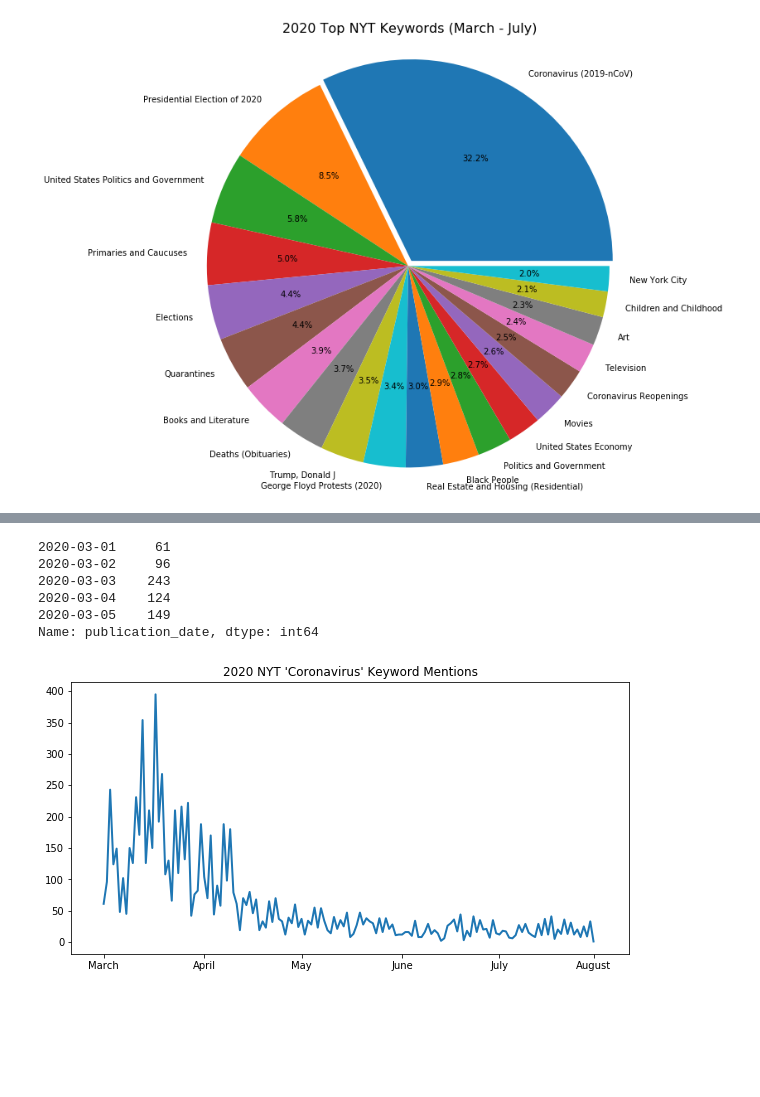
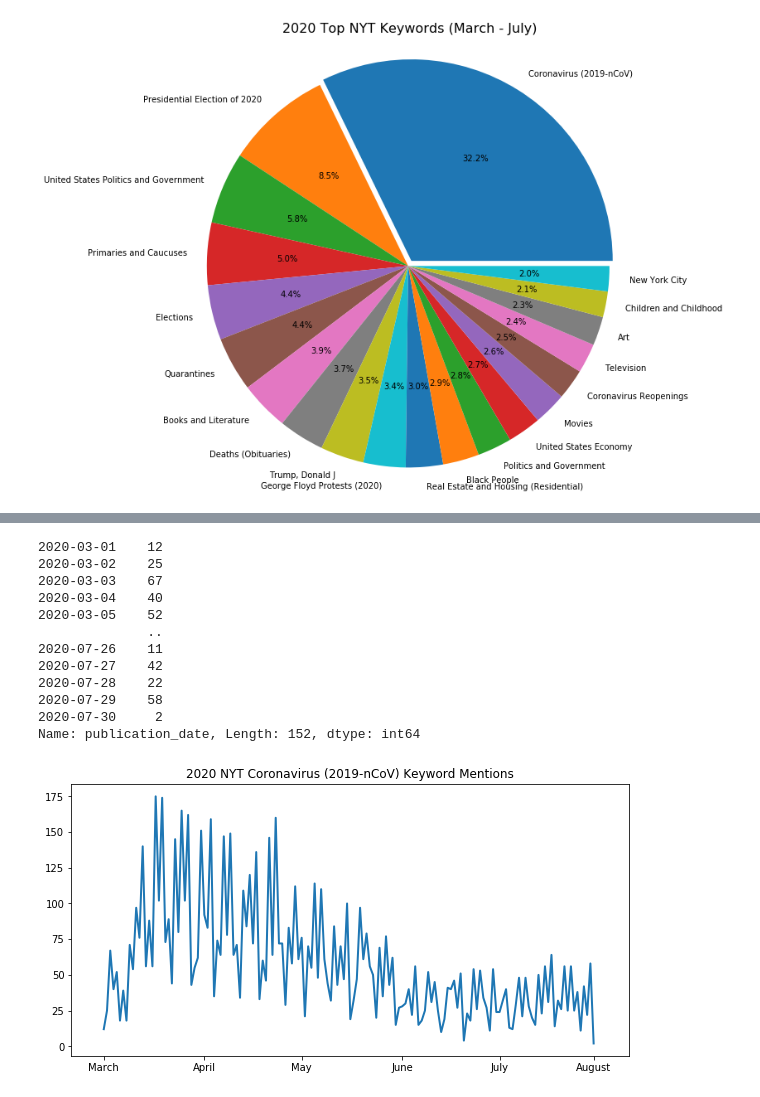
Before and after one commit to RoarkJ/NYT-Keyword-Analysis, a Jupyter notebook: multi_month.ipynb, the cells around one changed output, grey strips where cells are left out. Cells and saved outputs as stored; diff of their text form; code cells hidden in the pictures; blank space fills up the shorter version.

Commit message:
two keyword comparison

```diff
--- a/multi_month.ipynb
+++ b/multi_month.ipynb
@@ -80,6 +89,6 @@ plt.savefig(f"Output/{year} Top NYT Keywords (March - July).png")
 # %%
-rona = df.loc[(df["keyword_1"]== "Coronavirus (2019-nCoV)") | (df["keyword_2"]== "Coronavirus (2019-nCoV)") | (df["keyword_3"]== "Coronavirus (2019-nCoV)"),:]
-rona.head()
+df_1 = df.loc[(df["keyword_1"]== f"{keyword_1}") | (df["keyword_2"]== f"{keyword_1}") | (df["keyword_3"]== f"{keyword_1}"),:]
+df_1.head()
 # %% [output]
 |  | publication_date | document_type | headline | abstract | snippet | lead_paragraph | keyword_1 | keyword_2 | ... |
 | 4 | 2020-03-01T21:12:51+0000 | article | A Virus Spreads, Stocks Fall, and... | The president’s response to risin... | The president’s response to risin... | WASHINGTON — Democratic president... | Coronavirus (2019-nCoV) | Presidential Election of 2020 | ... |
@@ -93,23 +102,29 @@ for index, rows in rona.iterrows():
     spliter = rows["publication_date"].split(sep="T")
     rows["publication_date"] = spliter[0]
 # %%
-series = rona["publication_date"].value_counts().sort_index()
-series.head()
+series_1 = rona["publication_date"].value_counts().sort_index()
+series_1
 # %% [output]
-2020-03-01     61
-2020-03-02     96
-2020-03-03    243
-2020-03-04    124
-2020-03-05    149
-Name: publication_date, dtype: int64
+2020-03-01    12
+2020-03-02    25
+2020-03-03    67
+2020-03-04    40
+2020-03-05    52
+              ..
+2020-07-26    11
+2020-07-27    42
+2020-07-28    22
+2020-07-29    58
+2020-07-30     2
+Name: publication_date, Length: 152, dtype: int64
 # %%
 ticks = ["2020-03-01","2020-04-01","2020-05-01","2020-06-01","2020-07-01","2020-07-30"]
 labels = ["March", "April", "May", "June", "July", "August"]
 plt.figure(figsize=(10,5))
-plt.plot(series,linewidth=2)
-plt.title("2020 NYT 'Coronavirus' Keyword Mentions")
-plt.xlim(-10,len(series)+10)
+plt.plot(series_1,linewidth=2)
+plt.title(f"2020 NYT {keyword_1} Keyword Mentions")
+plt.xlim(-10,len(series_1)+10)
 plt.xticks(ticks, labels)
-plt.savefig(f"Output/{year} NYT 'Coronavirus' Keyword Mentions")
+plt.savefig(f"Output/{year} NYT {keyword_1} Keyword Mentions")
 # %% [output]
-[figure, old version]
+[figure, new version]
```
Also changed, not shown: parts of 7 cells of this notebook.
